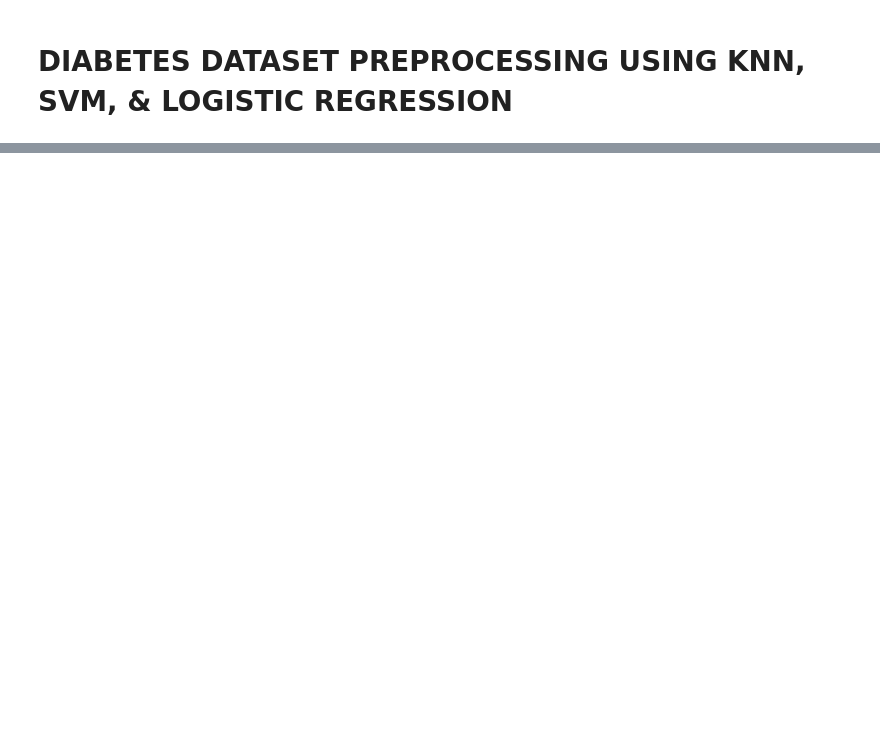
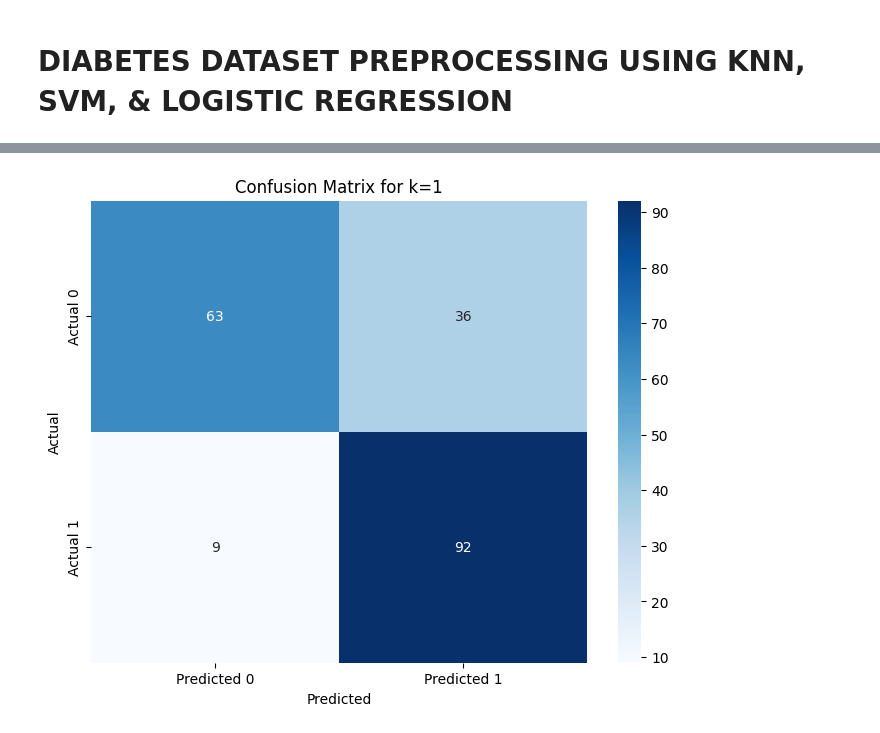
Before and after one commit to MadRapz/DatMin_Diabetes, a Jupyter notebook: DatMin_Preproc_Diabetes.ipynb, the cells around one changed output, grey strips where cells are left out. Saved outputs shown, nothing was run; the diff lists cells and outputs as text; code cells hidden in the pictures; blank space fills up the shorter version.

Commit message:
Finish KNN k_5 and k_best w/ crossval and n/w crossval

```diff
--- a/DatMin_Preproc_Diabetes.ipynb
+++ b/DatMin_Preproc_Diabetes.ipynb
@@ -24,0 +114,7 @@ print(df.tail())
+# %%
+# Apply the function to each column
+for column in fill_columns:
+    df[column] = fill_zeros_with_neighbors(df[column])
+
+# Display the first few rows of the modified dataset
+df.head()
@@ -24,0 +130,12 @@ print(df.tail())
+# %%
+# List fitur yang ingin dinormalisasi
+selected_columns = ['Pregnancies', 'Glucose', 'BloodPressure', 'SkinThickness', 'Insulin', 'BMI', 'DiabetesPedigreeFunction', 'Age']
+
+# Normalisasi Min-Max
+for column in selected_columns:
+    min_val = df[column].min()
+    max_val = df[column].max()
+    df[column] = (df[column] - min_val) / (max_val - min_val)
+
+# Data sudah ternormalisasi ke rentang 0 - 1
+print(df[selected_columns].head())
@@ -24,0 +867,69 @@ print(df.tail())
+# %%
+# Pisahkan fitur dan target
+X = df.drop(columns=['Outcome'])
+y = df['Outcome']
+
+# Split data
+X_train, X_test, y_train, y_test = train_test_split(X, y, test_size=0.2, random_state=42)
+
+# Scaling fitur
+scaler = StandardScaler()
+X_train_scaled = scaler.fit_transform(X_train)
+X_test_scaled = scaler.transform(X_test)
+
+# List k ganjil dari 1 sampai 19
+k_values = list(range(1, 20, 2))
+
+# Menyimpan hasil akurasi tiap k
+results = []
+
+for k in k_values:
+    # Buat model KNN dengan k
+    knn = KNeighborsClassifier(n_neighbors=k, metric='euclidean')
+    knn.fit(X_train_scaled, y_train)
+
+    # Prediksi pada data test
+    y_pred = knn.predict(X_test_scaled)
+
+    # Hitung akurasi
+    acc = accuracy_score(y_test, y_pred)
+    results.append({'k': k, 'accuracy': acc})
+
+# Buat DataFrame hasil
+results_df = pd.DataFrame(results)
+print("All k results:")
+print(results_df)
+
+# Cari k dengan akurasi terbaik
+best_row = results_df.loc[results_df['accuracy'].idxmax()]
+# Cast the best_k value to an integer
+best_k = int(best_row['k'])
+print(f"\nOptimal k value: {best_k}")
+
+# Evaluasi model dengan k terbaik
+best_knn = KNeighborsClassifier(n_neighbors=best_k, metric='euclidean')
+best_knn.fit(X_train_scaled, y_train)
+y_pred_best = best_knn.predict(X_test_scaled)
+
+acc = accuracy_score(y_test, y_pred_best)
+precision = precision_score(y_test, y_pred_best)
+recall = recall_score(y_test, y_pred_best)
+f1 = f1_score(y_test, y_pred_best)
+
+print(f"\nEvaluation Metrics for k={best_k}:")
+print(f"Accuracy: {acc:.4f}")
+print(f"Precision: {precision:.4f}")
+print(f"Recall: {recall:.4f}")
+print(f"F1 Score: {f1:.4f}")
+
+# Confusion matrix
+cm = confusion_matrix(y_test, y_pred_best)
+plt.figure(figsize=(8,6))
+sns.heatmap(cm, annot=True, fmt='d', cmap='Blues',
+            xticklabels=['Predicted 0', 'Predicted 1'],
+            yticklabels=['Actual 0', 'Actual 1'])
+plt.title(f'Confusion Matrix for k={best_k}')
+plt.xlabel('Predicted')
+plt.ylabel('Actual')
+plt.show()
+# %% [output]
@@ -24,0 +956 @@ print(df.tail())
+[figure, added]
```
Also changed, not shown: parts of 46 cells of this notebook.
